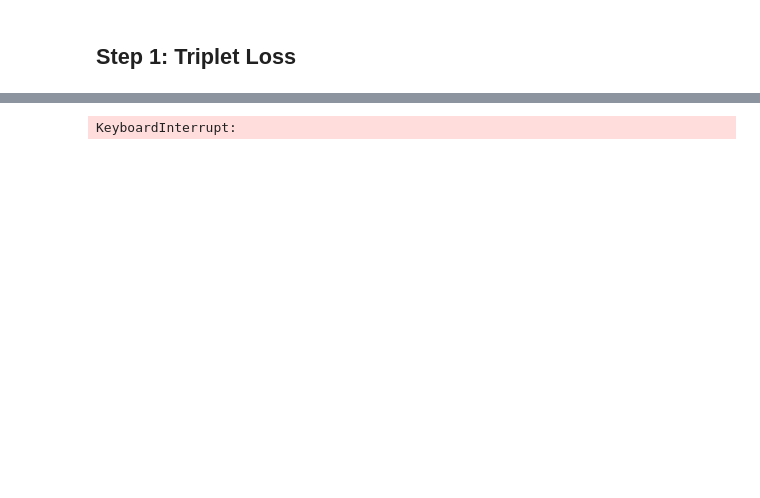
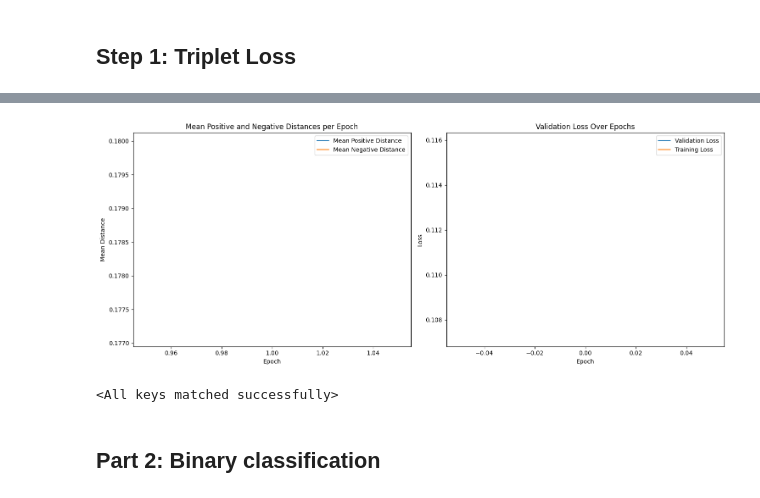
Before and after one commit to lucavella/DL-waldo, a Jupyter notebook: where_is_waldo.ipynb, the cells around one changed output, grey strips where cells are left out. Drawn from its saved outputs; the diff is of its cells as text; code cells hidden in the pictures; blank space fills up the shorter version.

```diff
--- a/where_is_waldo.ipynb
+++ b/where_is_waldo.ipynb
@@ -382,14 +228,17 @@ class TripletWaldoDataset(Dataset):
 
         return anchor_img, positive_img, negative_img, anchor_label
 # %%
-transform_dataset_step_1 = transforms.Compose([
-    transforms.Normalize(mean_train, std_train),
+triplet_train_transforms = transforms.Compose([
+    transforms.Normalize(mean_train, std_train), # Apply normalization using the computed mean and std
+    transforms.RandomHorizontalFlip(p=0.25)
 ])
 
-train_triplet_dataset = TripletWaldoDataset(train_dataset, transform_dataset_step_1)
-val_triplet_dataset = TripletWaldoDataset(val_dataset, transform_dataset_step_1)
-test_triplet_dataset = TripletWaldoDataset(test_dataset, transform_dataset_step_1)
+triplet_test_transforms = transforms.Normalize(mean_train, std_train)
 
-train_loader_step_1 = DataLoader(train_triplet_dataset, batch_size = 16,   shuffle=True)
-val_loader_step_1 = DataLoader(val_triplet_dataset, batch_size = 16,  shuffle=False)
-test_loader_step_1 = DataLoader(test_triplet_dataset, batch_size = 16,  shuffle=False)
+triplet_train_dataset = TripletWaldoDataset(train_dataset, triplet_train_transforms)
+triplet_val_dataset = TripletWaldoDataset(val_dataset, triplet_test_transforms)
+triplet_test_dataset = TripletWaldoDataset(test_dataset, triplet_test_transforms)
+
+triplet_train_loader = DataLoader(triplet_train_dataset, batch_size=16,   shuffle=True)
+triplet_val_loader = DataLoader(triplet_val_dataset, batch_size=16,  shuffle=False)
+triplet_test_loader = DataLoader(triplet_test_dataset, batch_size=16,  shuffle=False)
@@ -457,59 +457,28 @@ def evaluate(model, val_loader, loss_fn, device):
 # %%
-num_epochs = 20
-train_losses = []
-val_losses = []
-
-
-# Prepare for training and evaluation
-triplet_model = ViT().to(device)
-optimizer = torch.optim.Adam(triplet_model.parameters(), lr=1e-4)
-triplet_loss = TripletLoss(margin=0.1)
-
-
-for epoch in tqdm(range(num_epochs), desc='Training Progress'):
-    train_loss, pos_distances, neg_distances = train_triplet_epoch(triplet_model, train_loader_step_1, optimizer, triplet_loss, device)
-    train_losses.append(train_loss)
-
-    # Calculate mean distances for each epoch
-    mean_pos_distance = sum(pos_distances) / len(pos_distances)
-    mean_neg_distance = sum(neg_distances) / len(neg_distances)
-    epoch_positive_distances.append(mean_pos_distance)
-    epoch_negative_distances.append(mean_neg_distance)
-
-    val_loss = evaluate(triplet_model, val_loader_step_1, triplet_loss, device)
-    val_losses.append(val_loss)
-    print(f'Epoch {epoch+1}/{num_epochs}, Train Loss: {train_loss:.4f}, Validation Loss: {val_loss:.4f}')
-
 # After training, plot the losses and distances
 plt.figure(figsize=(15, 6))
-
 
 # Plot Training Loss
 plt.subplot(1, 2, 1)
 epochs = list(range(1, num_epochs + 1))
-plt.plot(epochs, epoch_positive_distances, label='Mean Positive Distance')
-plt.plot(epochs, epoch_negative_distances, label='Mean Negative Distance')
+plt.plot(epochs, positive_distances, label='Mean Positive Distance')
+plt.plot(epochs, negative_distances, label='Mean Negative Distance')
 plt.xlabel('Epoch')
 plt.ylabel('Mean Distance')
 plt.title('Mean Positive and Negative Distances per Epoch')
 plt.legend()
 
 
 # Plot Validation Loss
 plt.subplot(1, 2, 2)
 plt.plot(val_losses, label='Validation Loss')
 plt.plot(train_losses, label='Training Loss')
 plt.xlabel('Epoch')
 plt.ylabel('Loss')
 plt.title('Validation Loss Over Epochs')
 plt.legend()
 
 plt.tight_layout()
 plt.show()
-
-
-# Save the model state
-model_save_path = './checkpoints/model_state_dict.pth'
-torch.save(model.state_dict(), model_save_path)
 # %% [output]
-KeyboardInterrupt:
+[figure, added]
@@ -515,0 +488,7 @@ KeyboardInterrupt:
+# %%
+triplet_model = ViT().to(device)
+triplet_model.load_state_dict(torch.load('./checkpoints/triplet_model_state_dict.pth'))
+# %% [output]
+<All keys matched successfully>
+# %% [markdown]
+## Part 2: Binary classification
```
Also changed, not shown: parts of 42 cells of this notebook.
